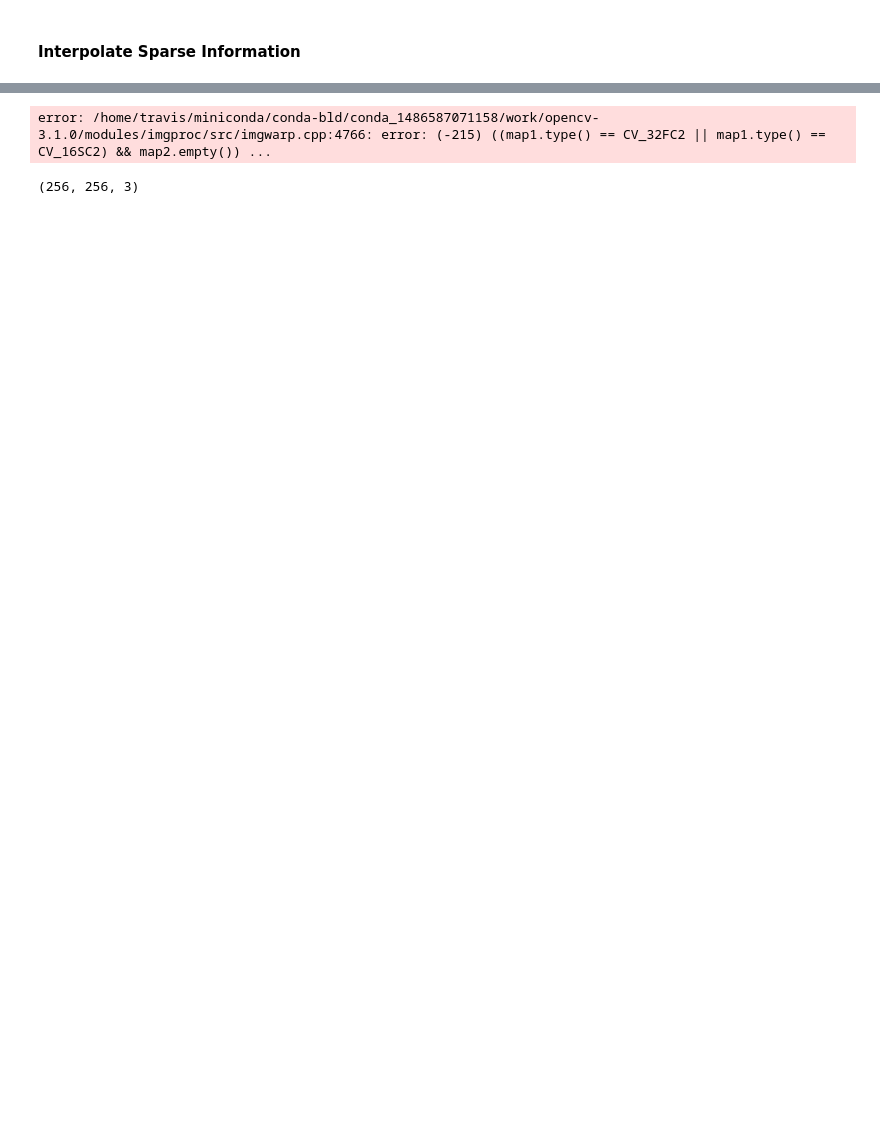
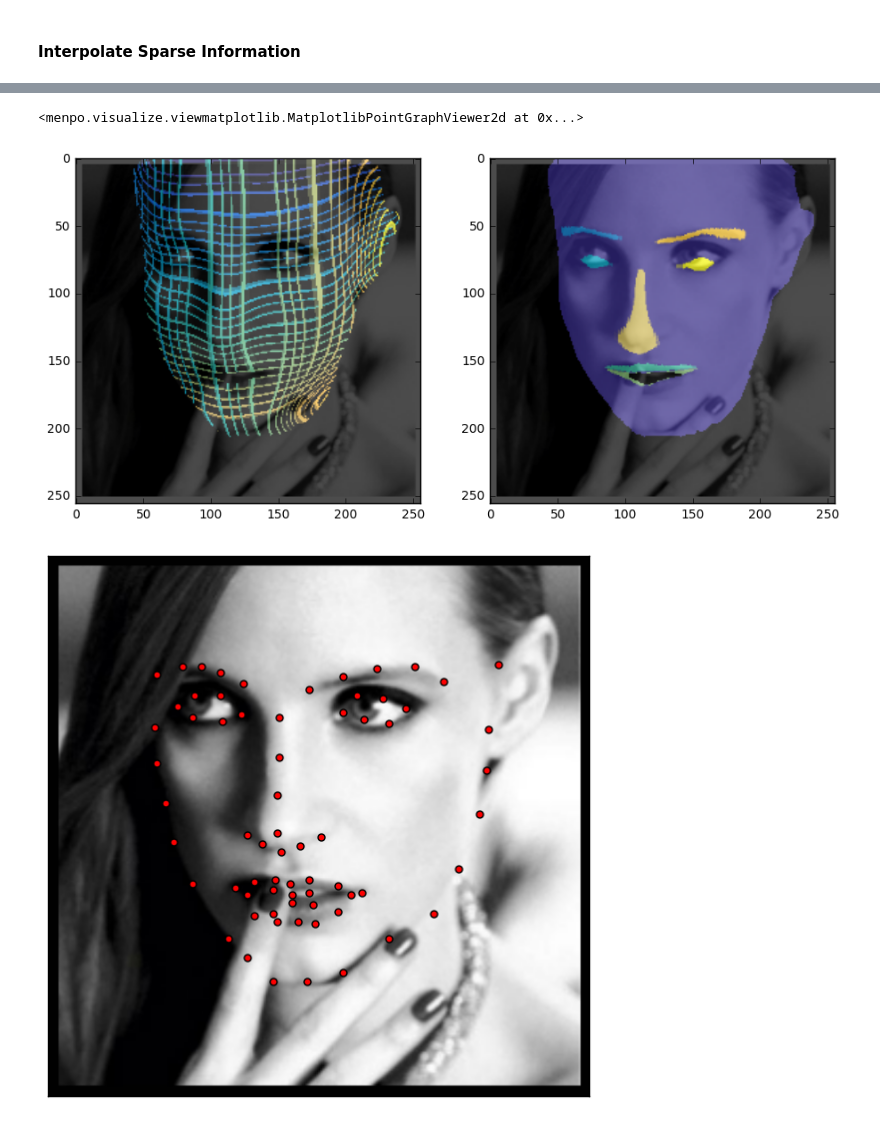
Before and after one commit to yuxiang-zhou/MLProjects, a Jupyter notebook: DenseFaceEstimation.ipynb, the cells around one changed output, grey strips where cells are left out. Saved outputs shown, nothing was run; the diff lists cells and outputs as text; code cells hidden in the pictures; blank space fills up the shorter version.

```diff
--- a/DenseFaceEstimation.ipynb
+++ b/DenseFaceEstimation.ipynb
@@ -68,4 +90,6 @@ model = contrib.densereg.get_densereg_face()
-# %%
-model.restore_path = '/homes/yz4009/db/ckpt_all/Pose/trained/face/densereg_face/model.ckpt-569604'
+# %%
+model_lms = contrib.face.get_dense_cascade_face()
+
+model_lms.restore_path = './models/denseRegFace/dense_reg_cascade_model.ckpt'
 # %% [markdown]
 ### Predict Dense Correspondency
@@ -121,21 +174,20 @@ plt.scatter(template_landmarks[:,0],template_landmarks[:,1])
 # %%
-H = uv_pixel_f[...,0]
-V = uv_pixel_f[...,1]
-I_resized = input_image.pixels_with_channels_at_back()[None, ...] * 255.
+H = uv_pixel_f[...,0].astype(np.float32)
+V = uv_pixel_f[...,1].astype(np.float32)
+I_resized = input_image.pixels_with_channels_at_back()
 
-Grid_interpolated = cv2.remap(L_grid_color.pixels_with_channels_at_back() , H * 256., 256. - V * 256.,  interpolation=cv2.INTER_NEAREST, borderMode=cv2.BORDER_CONSTANT,borderValue=(0))
-Grid_interpolated[Grid_interpolated == 0] = I_resized[Grid_interpolated==0]/255.
+Grid_interpolated = cv2.remap(L_grid_color.pixels_with_channels_at_back(), H * 256., 256. - V * 256.,  interpolation=cv2.INTER_NEAREST, borderMode=cv2.BORDER_CONSTANT,borderValue=(0))
 
 Seg_interpolated = cv2.remap(L_segments_color.pixels_with_channels_at_back() , H * 256., 256. - V * 256.,  interpolation=cv2.INTER_NEAREST, borderMode=cv2.BORDER_CONSTANT,borderValue=(0))
-Seg_interpolated[Seg_interpolated==0] =I_resized[Seg_interpolated==0]/255.
 
 #visualize.
 f, axarr = plt.subplots(1, 2, figsize=(11,11))
-axarr[0].imshow(Grid_interpolated)
-axarr[1].imshow(Seg_interpolated)
+axarr[0].imshow(Grid_interpolated*0.7 + 0.3*I_resized)
+axarr[1].imshow(Seg_interpolated*0.7 + 0.3*I_resized)
+plt.figure()
+input_image.view()
+PointCloud(dm.utils.heatmap_to_lms(heatmap_image.pixels_with_channels_at_back())).view()
 # %% [output]
-error: /home/travis/miniconda/conda-bld/conda_1486587071158/work/opencv-3.1.0/modules/imgproc/src/imgwarp.cpp:4766: error: (-215) ((map1.type() == CV_32FC2 || map1.type() == CV_16SC2) && map2.empty()) ...
+<menpo.visualize.viewmatplotlib.MatplotlibPointGraphViewer2d at 0x...>
+[figure, added]
+[figure, added]
-# %%
-L_grid_color.pixels_with_channels_at_back().shape
-# %% [output]
-(256, 256, 3)
```
Also changed, not shown: parts of 15 cells of this notebook, 6 other files.
